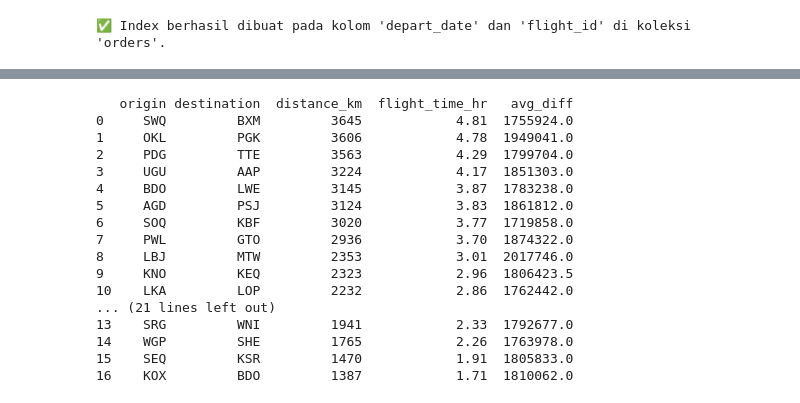
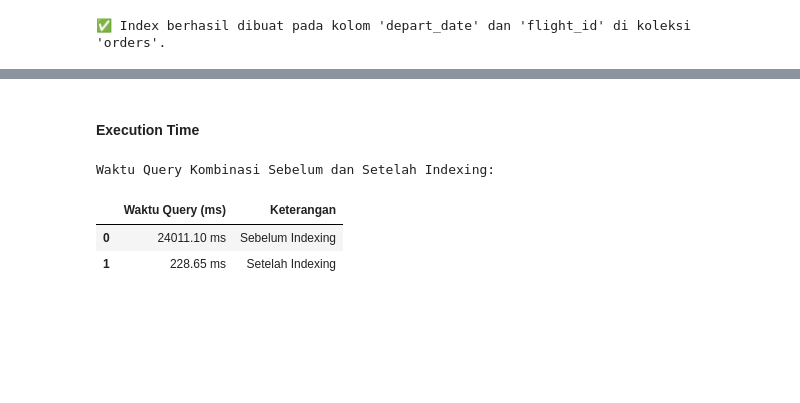
Before and after one commit to dikaizm/college-robd-nosql, a Jupyter notebook: Graph+Document_Tiket_com.ipynb, the cells around one changed output, grey strips where cells are left out. Drawn from its saved outputs; the diff is of its cells as text; code cells hidden in the pictures; blank space fills up the shorter version.

```diff
--- a/Graph+Document_Tiket_com.ipynb
+++ b/Graph+Document_Tiket_com.ipynb
@@ -807,34 +894,20 @@ print(combined_df)
 14    WGP         SHE         1765            2.26  1763978.0
 15    SEQ         KSR         1470            1.91  1805833.0
 16    KOX         BDO         1387            1.71  1810062.0
-# %%
-with driver.session() as session:
-    neo4j_results = session.execute_read(get_longest_routes)
-neo4j_df = pd.DataFrame([dict(r) for r in neo4j_results])
-
-mongo_result = list(db.orders.aggregate(pipeline))
-mongo_df = pd.DataFrame(mongo_result)
-
-combined_df = pd.merge(neo4j_df, mongo_df, on=["origin", "destination"], how="inner")
-print(combined_df)
-
-print("📍 Rute yang JAUH (Neo4j) dan MENGUNTUNGKAN (MongoDB) selama Ramadhan:")
-print(combined_df)
-# %% [output]
-   origin destination  distance_km  flight_time_hr   avg_diff
-0     SWQ         BXM         3645            4.81  1755924.0
-1     OKL         PGK         3606            4.78  1949041.0
-2     PDG         TTE         3563            4.29  1799704.0
-3     UGU         AAP         3224            4.17  1851303.0
-4     BDO         LWE         3145            3.87  1783238.0
-5     AGD         PSJ         3124            3.83  1861812.0
-6     SOQ         KBF         3020            3.77  1719858.0
-7     PWL         GTO         2936            3.70  1874322.0
-8     LBJ         MTW         2353            3.01  2017746.0
-9     KNO         KEQ         2323            2.96  1806423.5
-10    LKA         LOP         2232            2.86  1762442.0
-... (21 lines left out)
-13    SRG         WNI         1941            2.33  1792677.0
-14    WGP         SHE         1765            2.26  1763978.0
-15    SEQ         KSR         1470            1.91  1805833.0
-16    KOX         BDO         1387            1.71  1810062.0
+# %% [markdown]
+#### Execution Time
+# %%
+import pandas as pd
+
+combined_index_time = pd.DataFrame({
+    "Waktu Query (ms)": [total_time_ms_before, total_time_ms_after],
+    "Keterangan": ["Sebelum Indexing", "Setelah Indexing"]
+})
+combined_index_time["Waktu Query (ms)"] = combined_index_time["Waktu Query (ms)"].apply(lambda x: f"{x:.2f} ms")
+print("\nWaktu Query Kombinasi Sebelum dan Setelah Indexing:")
+display(combined_index_time)
+# %% [output]
+Waktu Query Kombinasi Sebelum dan Setelah Indexing:
+|  | Waktu Query (ms) | Keterangan |
+| 0 | 24011.10 ms | Sebelum Indexing |
+| 1 | 228.65 ms | Setelah Indexing |
```
Also changed, not shown: parts of 27 cells of this notebook, 1 other file.
